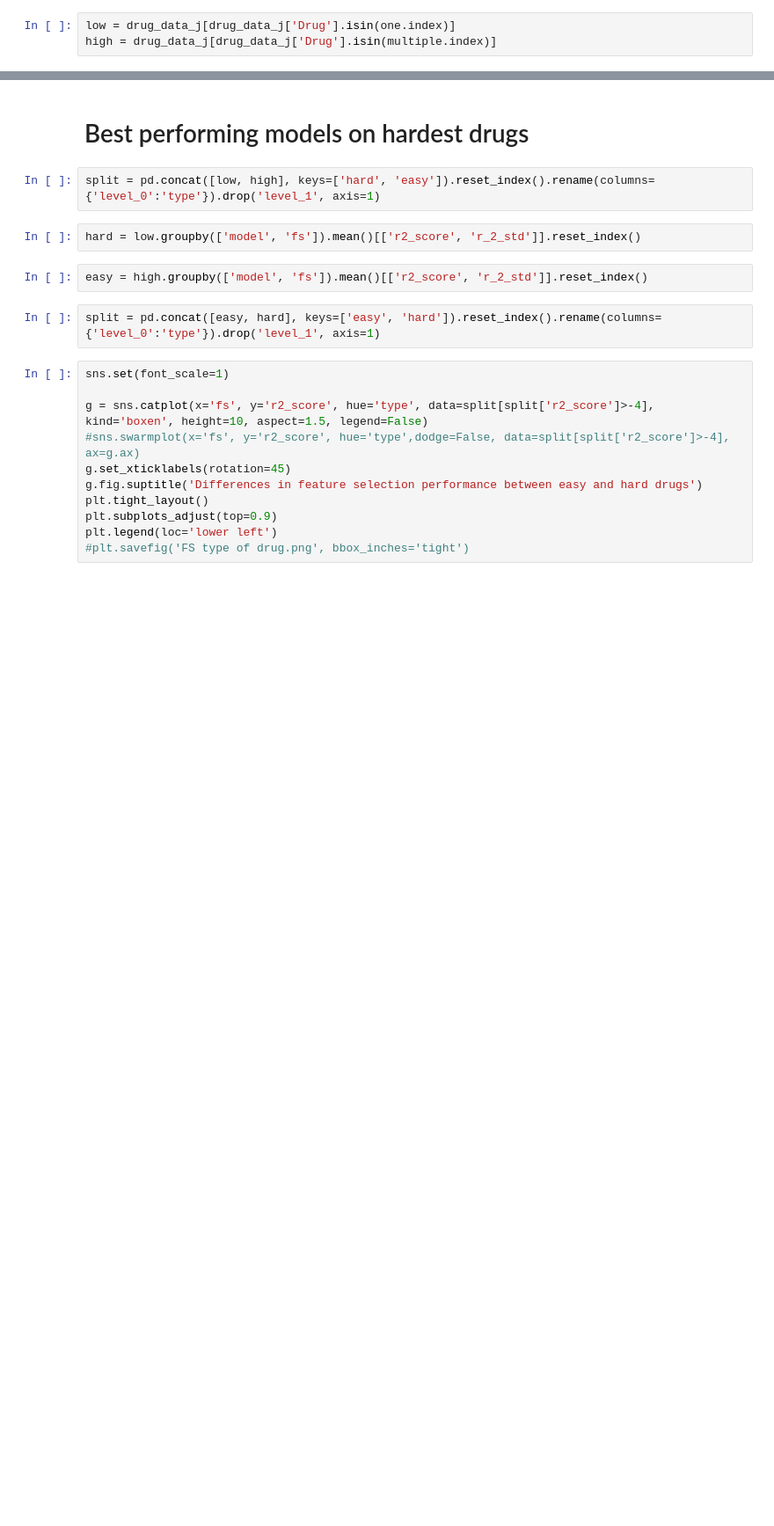
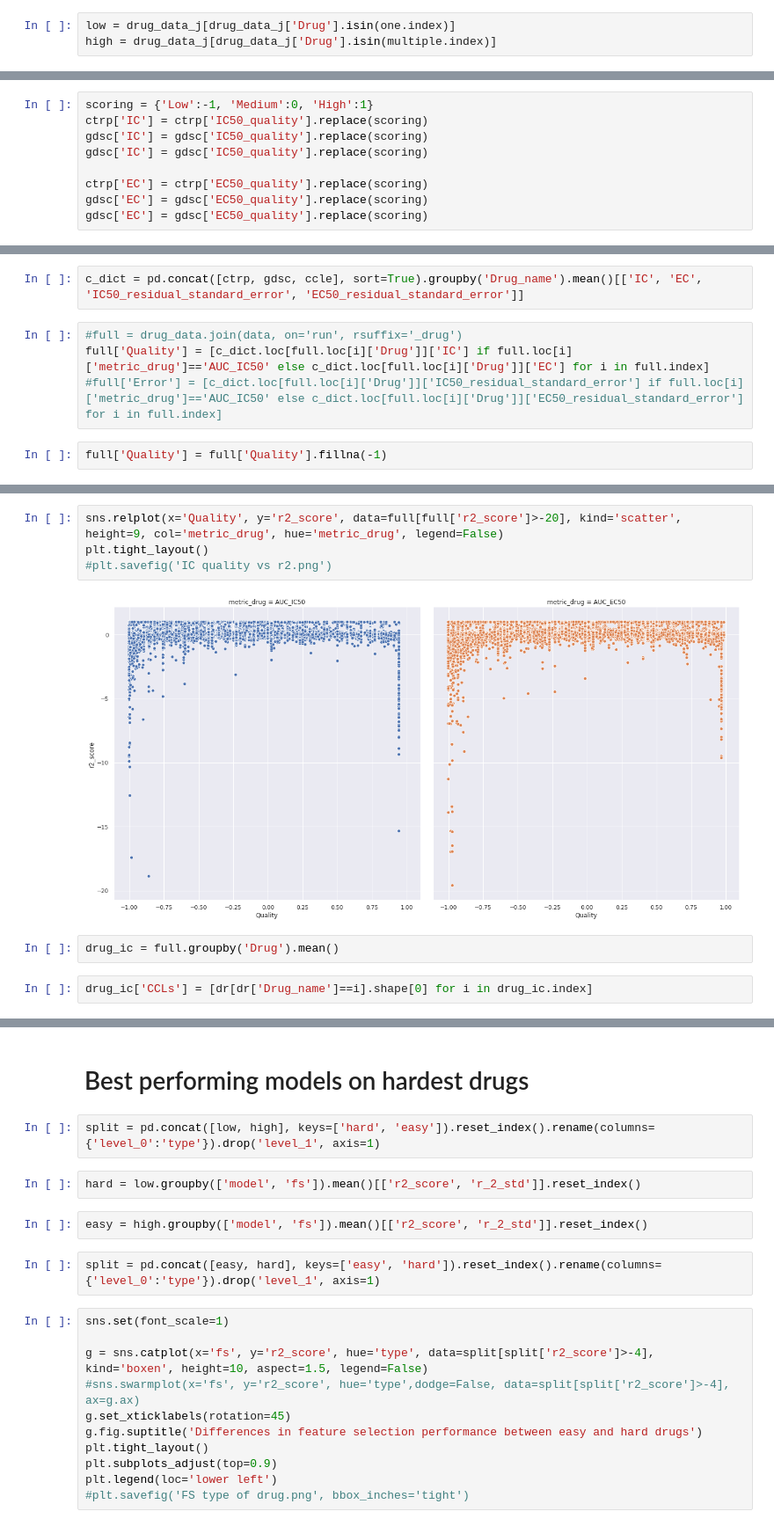
Before and after one commit to lucas-ubm/phc-data-pipeline, a Jupyter notebook: Analysis.ipynb, the cells around one changed output, grey strips where cells are left out. Shown at 88% size. Drawn from its saved outputs; the diff is of its cells as text; blank space fills up the shorter version.

```diff
--- a/Analysis.ipynb
+++ b/Analysis.ipynb
@@ -229,0 +207,9 @@ plt.savefig('top drugs.png')
+# %%
+scoring = {'Low':-1, 'Medium':0, 'High':1}
+ctrp['IC'] = ctrp['IC50_quality'].replace(scoring)
+gdsc['IC'] = gdsc['IC50_quality'].replace(scoring)
+gdsc['IC'] = gdsc['IC50_quality'].replace(scoring)
+
+ctrp['EC'] = ctrp['EC50_quality'].replace(scoring)
+gdsc['EC'] = gdsc['EC50_quality'].replace(scoring)
+gdsc['EC'] = gdsc['EC50_quality'].replace(scoring)
@@ -229,0 +218,8 @@ plt.savefig('top drugs.png')
+# %%
+c_dict = pd.concat([ctrp, gdsc, ccle], sort=True).groupby('Drug_name').mean()[['IC', 'EC', 'IC50_residual_standard_error', 'EC50_residual_standard_error']]
+# %%
+#full = drug_data.join(data, on='run', rsuffix='_drug')
+full['Quality'] = [c_dict.loc[full.loc[i]['Drug']]['IC'] if full.loc[i]['metric_drug']=='AUC_IC50' else c_dict.loc[full.loc[i]['Drug']]['EC'] for i in full.index]
+#full['Error'] = [c_dict.loc[full.loc[i]['Drug']]['IC50_residual_standard_error'] if full.loc[i]['metric_drug']=='AUC_IC50' else c_dict.loc[full.loc[i]['Drug']]['EC50_residual_standard_error'] for i in full.index]
+# %%
+full['Quality'] = full['Quality'].fillna(-1)
@@ -229,0 +233,10 @@ plt.savefig('top drugs.png')
+# %%
+sns.relplot(x='Quality', y='r2_score', data=full[full['r2_score']>-20], kind='scatter', height=9, col='metric_drug', hue='metric_drug', legend=False)
+plt.tight_layout()
+#plt.savefig('IC quality vs r2.png')
+# %% [output]
+[figure, added]
+# %%
+drug_ic = full.groupby('Drug').mean()
+# %%
+drug_ic['CCLs'] = [dr[dr['Drug_name']==i].shape[0] for i in drug_ic.index]
```
Also changed, not shown: parts of 35 cells of this notebook, 5 other files.
